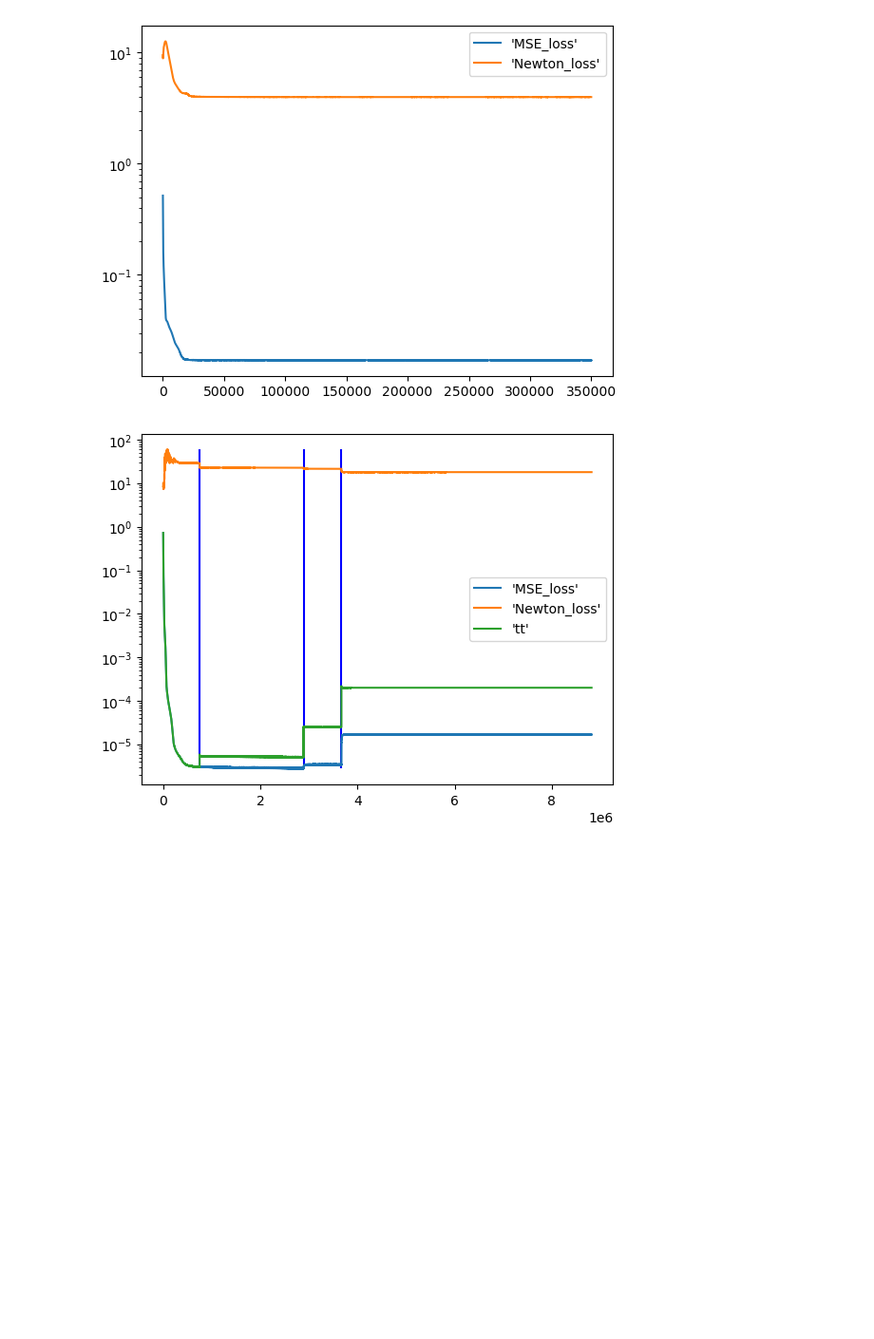
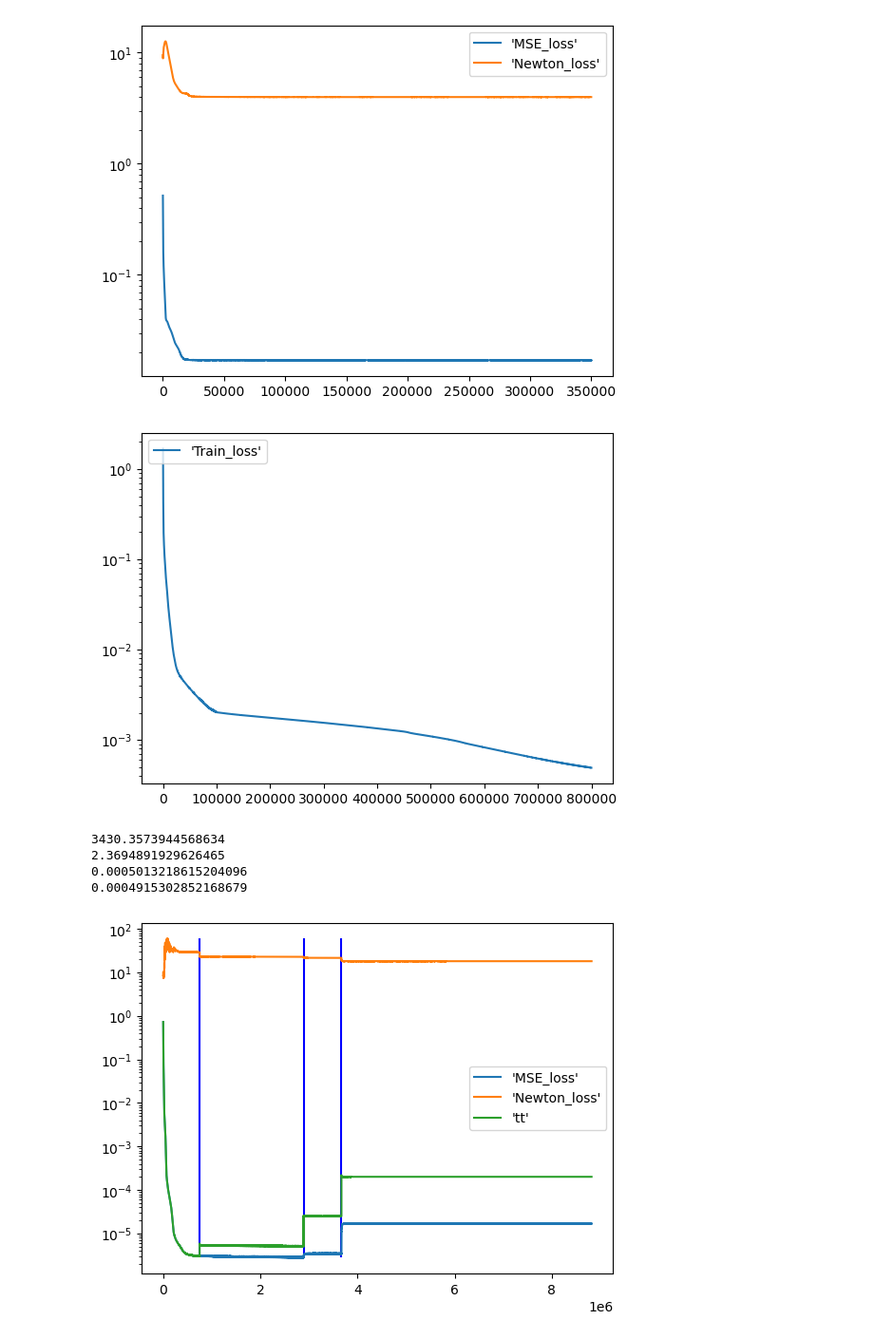
Before and after one commit to 2lineok/Neural-Network-combination, a Jupyter notebook: DeepONet/basic model/Show the results_twosol400_50_60.ipynb, the cells around one changed output. Shown at 95% size. Drawn from its saved outputs; the diff is of its cells as text; code cells hidden in the pictures; blank space fills up the shorter version.

Commit message:
Updates on visualize

```diff
--- a/DeepONet/basic model/Show the results_twosol400_50_60.ipynb
+++ b/DeepONet/basic model/Show the results_twosol400_50_60.ipynb
@@ -2459,6 +2459,49 @@ plt.legend()
 plt.show()
 # %% [output]
 [figure]
+# %%
+import torch
+import torch.nn as nn
+import torch.optim as optim
+import numpy as np
+import matplotlib.pyplot as plt
+device = torch.device("cuda" if torch.cuda.is_available() else "cpu")
+# Load the model
+
+
+import pickle
+
+class MyClass():
+    def __init__(self, param):
+        self.param = param
+
+def load_object(filename):
+    try:
+        with open(filename, "rb") as f:
+            return pickle.load(f)
+    except Exception as ex:
+        print("Error during unpickling object (Possibly unsupported):", ex)
+obj = load_object("/home/skl5876/Data_set/NN/data.sup")
+
+yes,yesn,yes1,yesn1,yestest,yesntest,yestest1,yesntest1,yest,when,lamda,time1=obj.param
+
+
+plt.plot(yest, label="'Train_loss'")
+#plt.legend(loc="upper left")
+plt.yscale("log")
+plt.legend()
+plt.legend(loc='upper left')
+plt.show()
+print(time1[-1])
+print(yesntest[-1])
+print(yestest[-1])
+print(yest[-1])
+# %% [output]
+[figure, added]
+3430.3573944568634
+2.3694891929626465
+0.0005013218615204096
+0.0004915302852168679
 # %%
 import torch
 import torch.nn as nn
```
Also changed, not shown: 2 other files.
